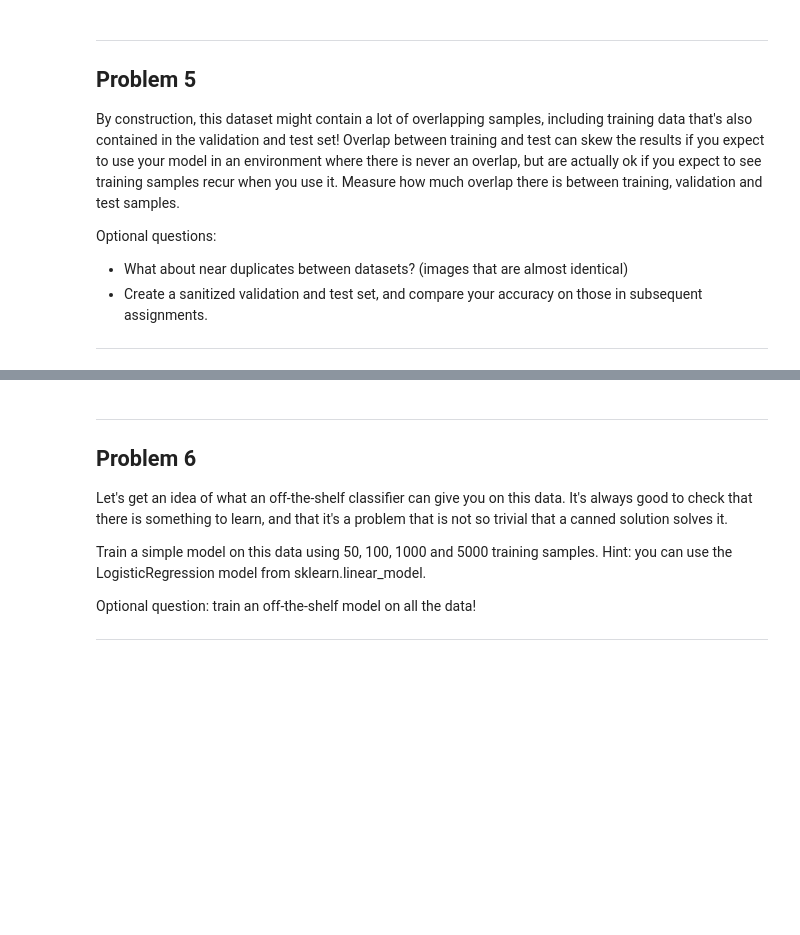
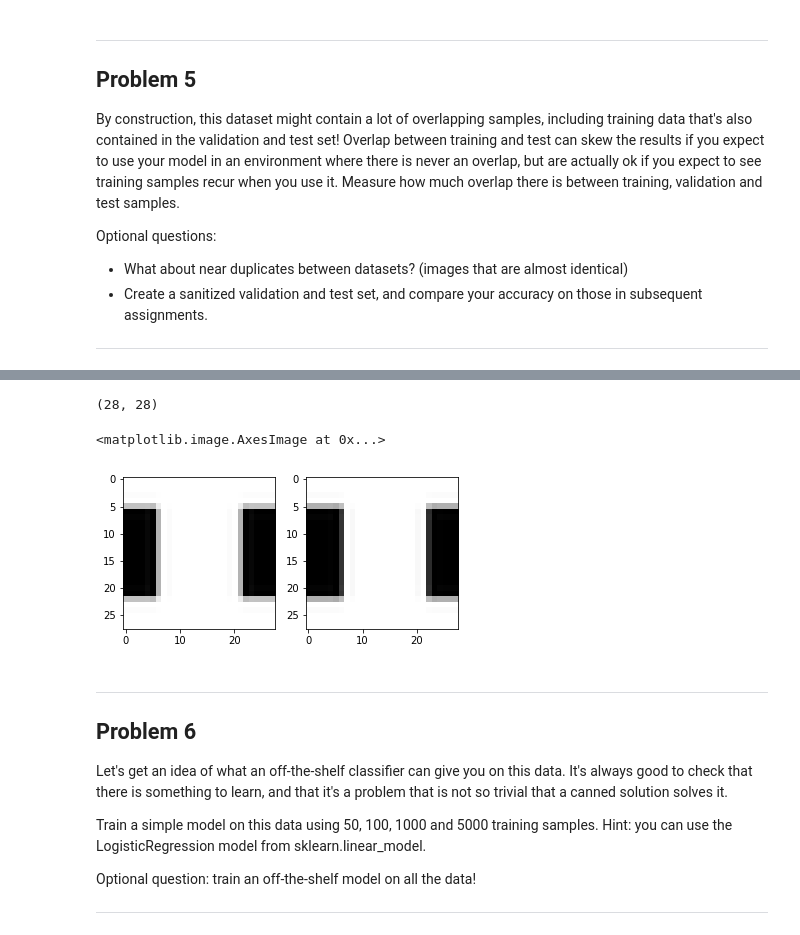
Before and after one commit to falconjs/Archaeopteryx, a Jupyter notebook: Udacity/1_notmnist.ipynb, the cells around one changed output, grey strips where cells are left out. Saved outputs shown, nothing was run; the diff lists cells and outputs as text; code cells hidden in the pictures; blank space fills up the shorter version.

```diff
--- a/Udacity/1_notmnist.ipynb
+++ b/Udacity/1_notmnist.ipynb
@@ -460 +505,19 @@ Percentage
+# %%
+valid_dataset[1000].shape
+# %% [output]
+(28, 28)
+# %%
+valid_idx_test = 52
+train_idx_test = 3265
+
+# print(train_dataset[train_idx_test]-valid_dataset[valid_idx_test])
+# print(np.sum(np.abs(train_dataset[train_idx_test] - valid_dataset[valid_idx_test])))
+
+plt.subplot(121)
+plt.imshow(valid_dataset[valid_idx_test], cmap='gray')
+plt.subplot(122)
+plt.imshow(train_dataset[train_idx_test], cmap='gray')
+# %% [output]
+<matplotlib.image.AxesImage at 0x...>
+[figure, added]
 # %% [markdown]
```
Also changed, not shown: parts of 7 cells of this notebook, 5 other files.
